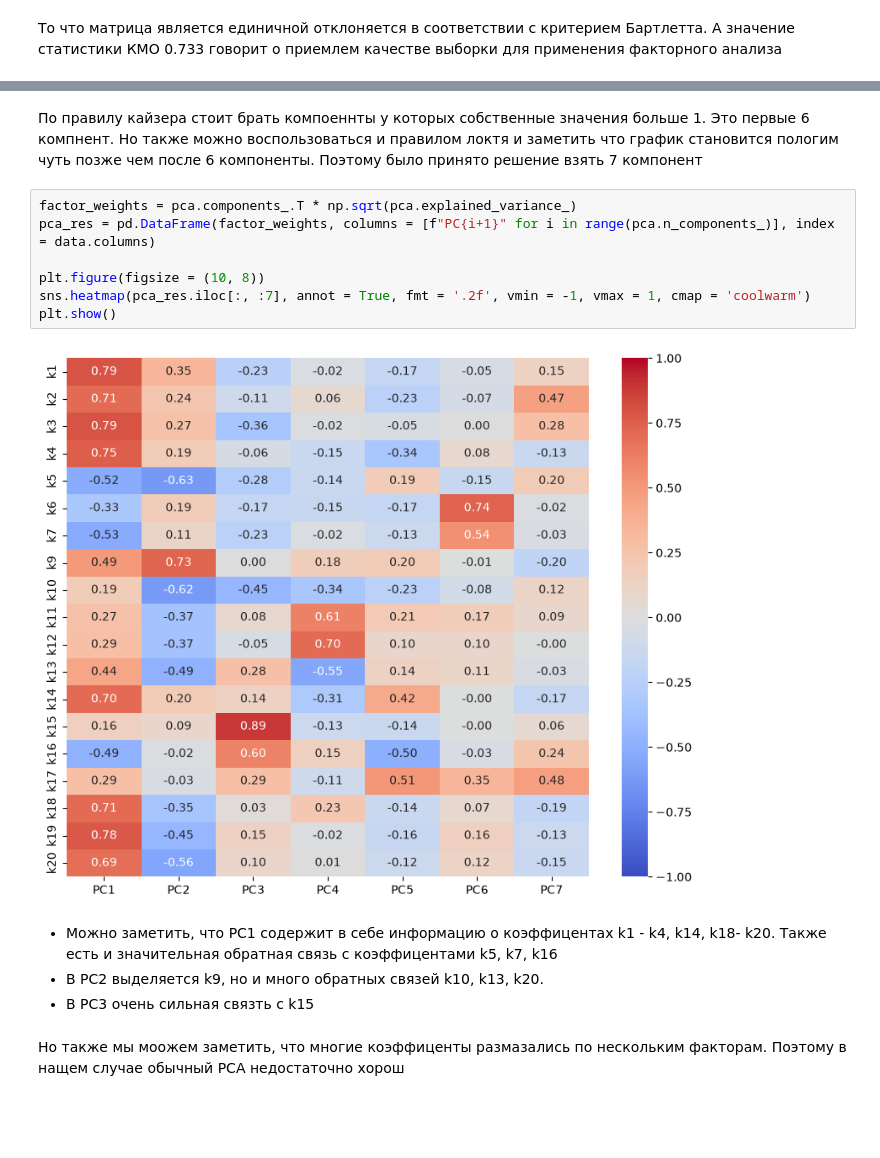
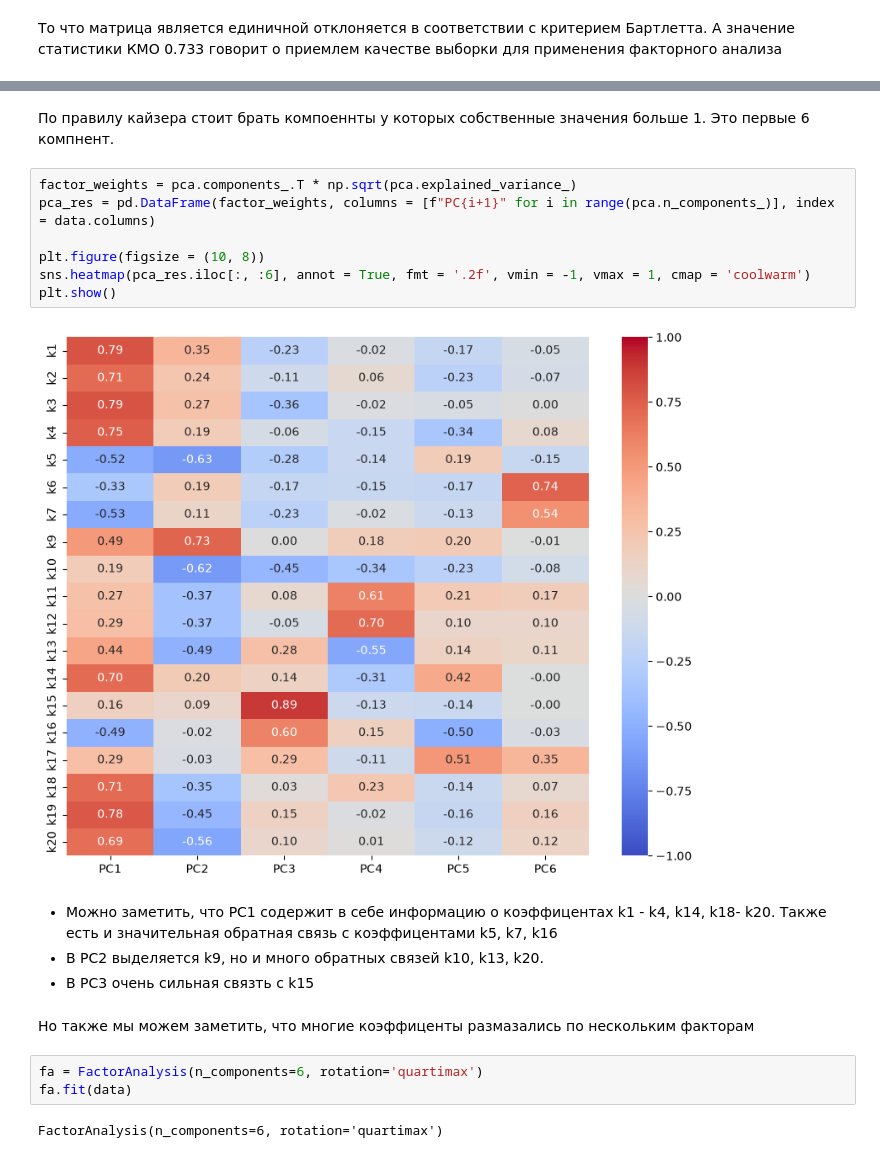
Before and after one commit to indzhrih/DAEFI, a Jupyter notebook: Lab2/factor_analysys.ipynb, the cells around one changed output, grey strips where cells are left out. Saved outputs shown, nothing was run; the diff lists cells and outputs as text; blank space fills up the shorter version.

```diff
--- a/Lab2/factor_analysys.ipynb
+++ b/Lab2/factor_analysys.ipynb
@@ -135,17 +146,22 @@ plt.show()
 # %% [markdown]
-По правилу кайзера стоит брать компоеннты у которых собственные значения больше 1. Это первые 6 компнент. Но также можно воспользоваться и правилом локтя и заметить что график становится пологим чуть позже чем после 6 компоненты. Поэтому было принято решение взять 7 компонент
+По правилу кайзера стоит брать компоеннты у которых собственные значения больше 1. Это первые 6 компнент.
 # %%
 factor_weights = pca.components_.T * np.sqrt(pca.explained_variance_)
 pca_res = pd.DataFrame(factor_weights, columns = [f"PC{i+1}" for i in range(pca.n_components_)], index = data.columns)
 
 plt.figure(figsize = (10, 8))
-sns.heatmap(pca_res.iloc[:, :7], annot = True, fmt = '.2f', vmin = -1, vmax = 1, cmap = 'coolwarm')
+sns.heatmap(pca_res.iloc[:, :6], annot = True, fmt = '.2f', vmin = -1, vmax = 1, cmap = 'coolwarm')
 plt.show()
 # %% [output]
-[figure, old version]
+[figure, new version]
 # %% [markdown]
 - Можно заметить, что PC1 содержит в себе информацию о коэффицентах k1 - k4, k14, k18- k20. Также есть и значительная обратная связь с коэффицентами k5, k7, k16
 - В PC2 выделяется k9, но и много обратных связей k10, k13, k20.
 - В PC3 очень сильная связть с k15
 # %% [markdown]
-Но также мы моожем заметить, что многие коэффиценты размазались по нескольким факторам. Поэтому в нащем случае обычный PCA недостаточно хорош
+Но также мы можем заметить, что многие коэффиценты размазались по нескольким факторам
+# %%
+fa = FactorAnalysis(n_components=6, rotation='quartimax')
+fa.fit(data)
+# %% [output]
+FactorAnalysis(n_components=6, rotation='quartimax')
```
Also changed, not shown: parts of 15 cells of this notebook.
